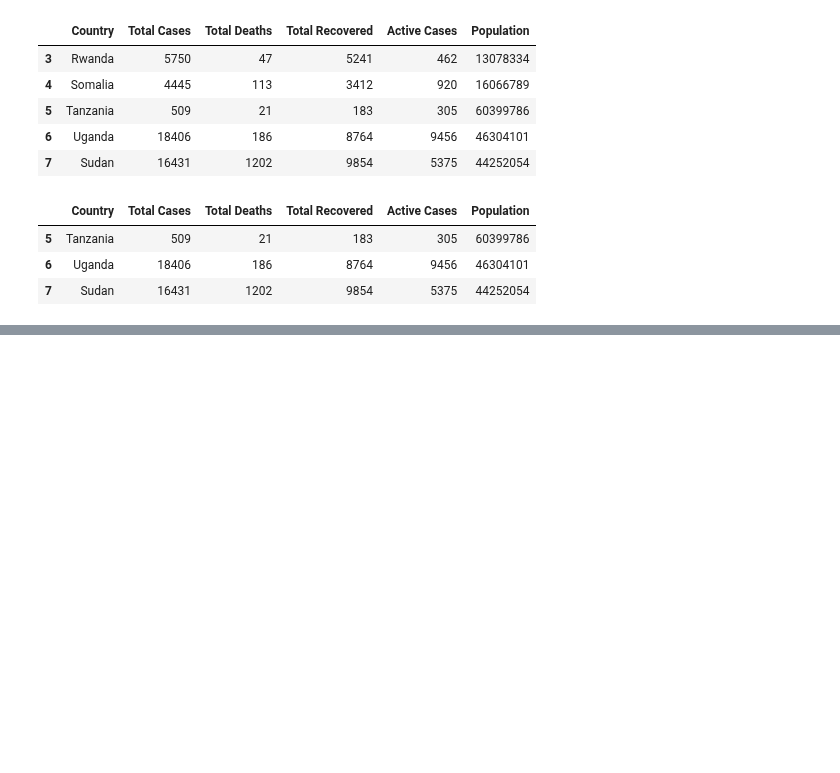
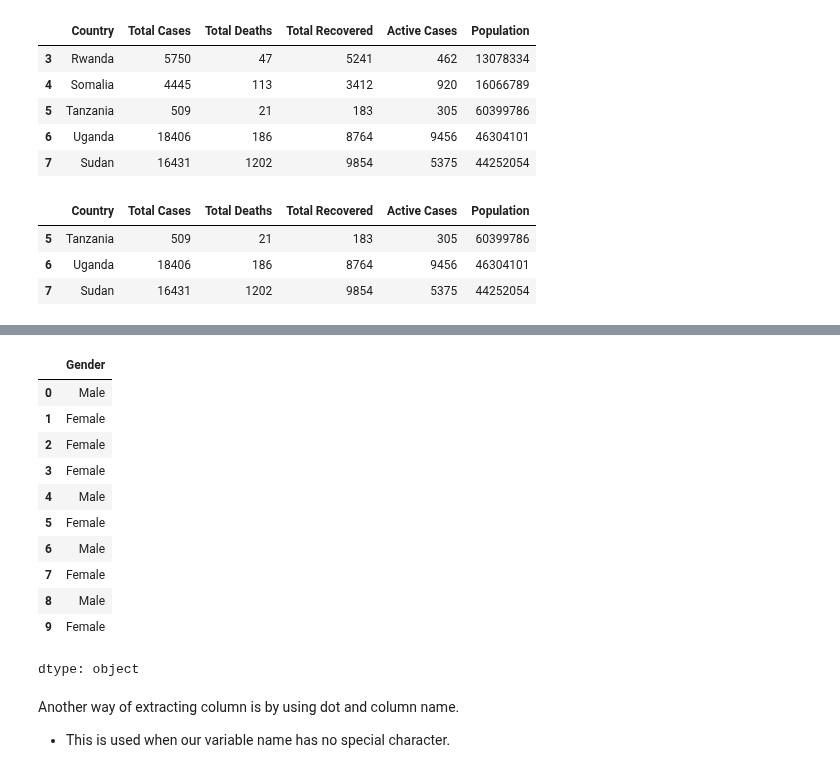
Before and after one commit to Muhammed1978/Amazon-Product-Review-Analysis, a Jupyter notebook: DataAnalysis_Pandas0.ipynb, the cells around one changed output, grey strips where cells are left out. Saved outputs shown, nothing was run; the diff lists cells and outputs as text; code cells hidden in the pictures; blank space fills up the shorter version.

```diff
--- a/DataAnalysis_Pandas0.ipynb
+++ b/DataAnalysis_Pandas0.ipynb
@@ -387,0 +589,19 @@ COVID19data_df.tail(3)
+# %%
+registrations_df["Gender"]
+# %% [output]
+|  | Gender |
+| 0 | Male |
+| 1 | Female |
+| 2 | Female |
+| 3 | Female |
+| 4 | Male |
+| 5 | Female |
+| 6 | Male |
+| 7 | Female |
+| 8 | Male |
+| 9 | Female |
+dtype: object
+# %% [markdown]
+Another way of extracting column is by using dot and column name.
+
+* This is used when our variable name has no special character.
```
Also changed, not shown: parts of 34 cells of this notebook.
